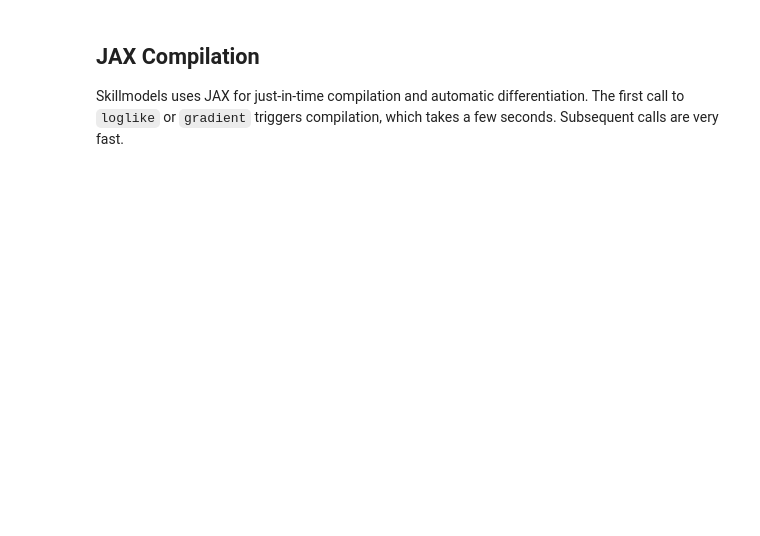
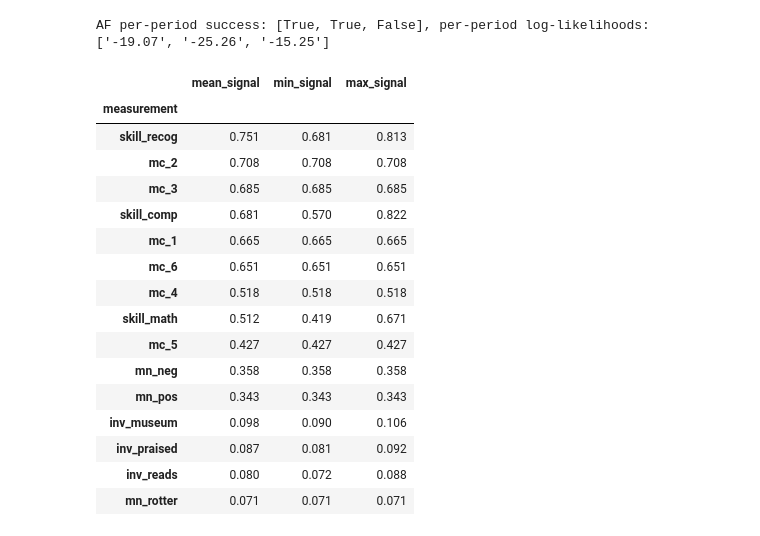
Before and after one commit to OpenSourceEconomics/skillmodels, a Jupyter notebook: docs/getting_started/tutorial.ipynb, the cells around one changed output. Saved outputs shown, nothing was run; the diff lists cells and outputs as text; code cells hidden in the pictures; blank space fills up the shorter version.

```diff
--- a/docs/getting_started/tutorial.ipynb
+++ b/docs/getting_started/tutorial.ipynb
@@ -63,26 +207,20 @@ Here we set reasonable defaults:
 # %%
-params = params_template.copy()
-
-# Set starting values by category
-for category in params.index.get_level_values("category").unique():
-    if category == "loadings":
-        params.loc[category, "value"] = 1.0
-    elif category == "controls":
-        params.loc[category, "value"] = 0.0
-    elif category in ("meas_sds", "shock_sds") or category == "initial_cholcovs":
-        params.loc[category, "value"] = 0.5
-    elif category == "initial_states":
-        params.loc[category, "value"] = 0.0
-    elif category == "mixture_weights":
-        params.loc[category, "value"] = 1.0
-    elif category == "transition":
-        # Set transition parameters to reasonable defaults
-        params.loc[category, "value"] = 0.5
-
-params.head(10)
+af_options = AFEstimationOptions(
+    n_halton_points=100,
+    n_halton_points_shock=50,
+    n_mixture_components=2,
+    optimizer_algorithm="scipy_lbfgsb",
+)
+af_result = estimate_af(
+    model_spec=model,
+    data=data,
+    af_options=af_options,
+    fixed_params=fixed_params,
+)
+af_lls = [pr.loglikelihood for pr in af_result.period_results]
+print(
+    f"AF per-period success: {[bool(pr.success) for pr in af_result.period_results]}, "
+    f"per-period log-likelihoods: {[f'{ll:.2f}' for ll in af_lls]}"
+)
+# %% [output]
+AF per-period success: [True, True, False], per-period log-likelihoods: ['-19.07', '-25.26', '-15.25']
-# %% [markdown]
-## JAX Compilation
-
-Skillmodels uses JAX for just-in-time compilation and automatic differentiation.
-The first call to `loglike` or `gradient` triggers compilation, which takes a few
-seconds. Subsequent calls are very fast.
@@ -92,0 +227,31 @@ loglike_and_gradient = max_inputs["loglike_and_gradient"]
+# %%
+af_posterior = get_af_posterior_states(
+    af_result=af_result,
+    model_spec=model,
+    data=data,
+    n_halton_points=200,
+)
+af_states = af_posterior["unanchored_states"]["states"]
+af_decomp = decompose_measurement_variance(
+    model_spec=model, params=af_result.all_params, filtered_states=af_states
+)
+af_reliability = summarize_measurement_reliability(af_decomp)
+af_reliability
+# %% [output]
+|  | mean_signal | min_signal | max_signal |
+| measurement |  |  |  |
+| skill_recog | 0.751 | 0.681 | 0.813 |
+| mc_2 | 0.708 | 0.708 | 0.708 |
+| mc_3 | 0.685 | 0.685 | 0.685 |
+| skill_comp | 0.681 | 0.570 | 0.822 |
+| mc_1 | 0.665 | 0.665 | 0.665 |
+| mc_6 | 0.651 | 0.651 | 0.651 |
+| mc_4 | 0.518 | 0.518 | 0.518 |
+| skill_math | 0.512 | 0.419 | 0.671 |
+| mc_5 | 0.427 | 0.427 | 0.427 |
+| mn_neg | 0.358 | 0.358 | 0.358 |
+| mn_pos | 0.343 | 0.343 | 0.343 |
+| inv_museum | 0.098 | 0.090 | 0.106 |
+| inv_praised | 0.087 | 0.081 | 0.092 |
+| inv_reads | 0.080 | 0.072 | 0.088 |
+| mn_rotter | 0.071 | 0.071 | 0.071 |
```
Also changed, not shown: parts of 27 cells of this notebook, 2 other files.
